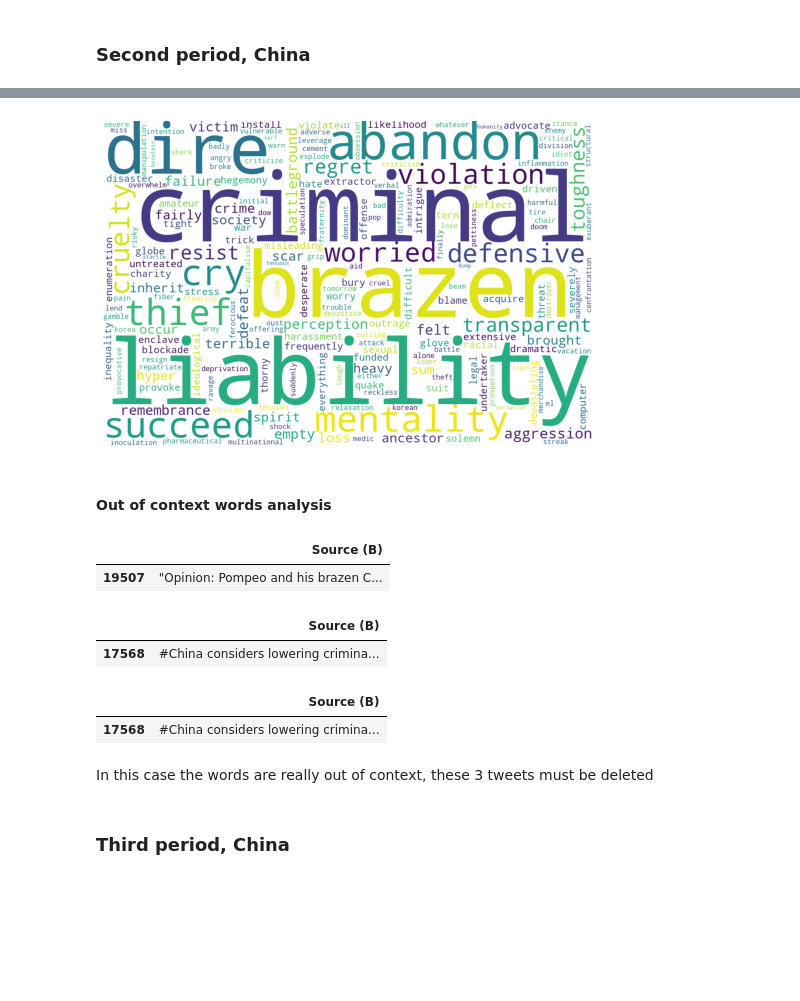
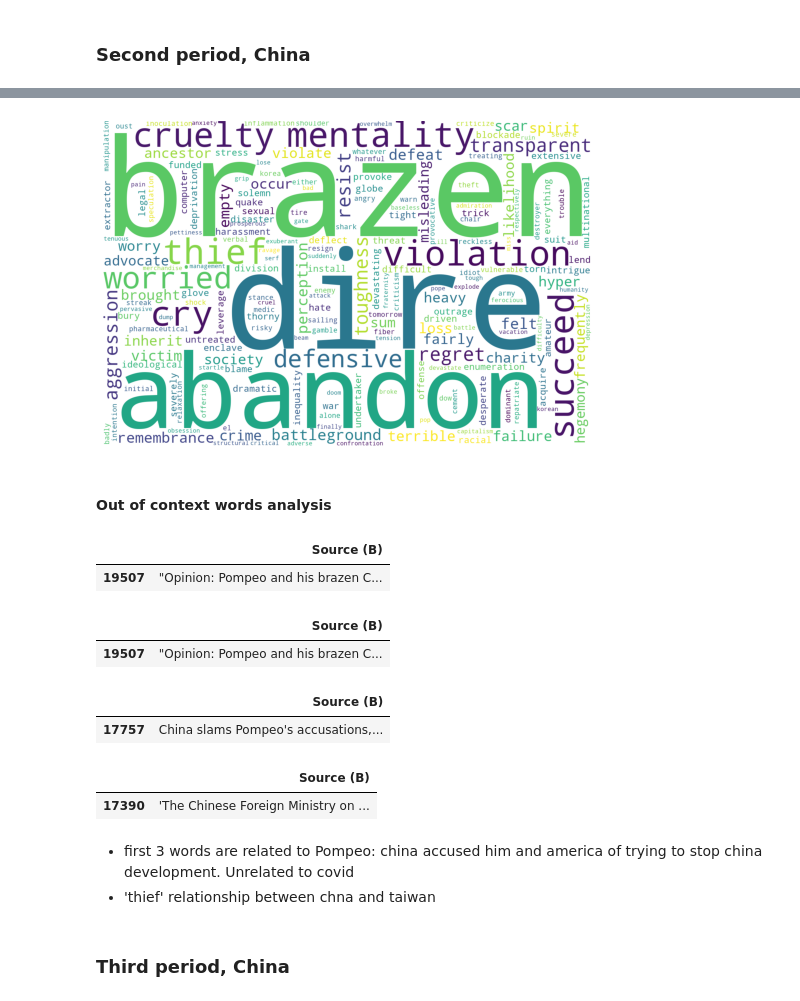
Before and after one commit to silviapoletti/Covid19-related-tweets-Network-Analysis, a Jupyter notebook: src/LIWK_and_projection(draft).ipynb, the cells around one changed output, grey strips where cells are left out. Saved outputs shown, nothing was run; the diff lists cells and outputs as text; code cells hidden in the pictures; blank space fills up the shorter version.

```diff
--- a/src/LIWK_and_projection(draft).ipynb
+++ b/src/LIWK_and_projection(draft).ipynb
@@ -820,24 +861,31 @@ china2L.drop(china2L[china2L['Source (A)']== '1316614782095482880'].index, inpla
 # %%
-B_ch2,m_t_c2,m_w_c2 = pgrank_projection(china2L, emo = "negemo", n_iteration = 20, plotWC= True )
+#B_ch2,m_t_c2,m_w_c2 = pgrank_projection(china2L, emo = "negemo", n_iteration = 20, plotWC= True )
+#eliminate 'liability' and 'criminal', they appear to be out of context
+china2Lcleaned=china2L.drop(china2L[china2L['Source (B)'].str.contains('criminal', case=False)].index, inplace=False, axis=0)
+B_ch2,m_t_c2,m_w_c2 = pgrank_projection(china2Lcleaned, emo = "negemo", n_iteration = 20, plotWC= True )
 m_w_c2_ord =dict(sorted(m_w_c2.to_dict().items(), key=lambda item: item[1],reverse  = True))
 # %% [output]
-[figure, old version]
+[figure, new version]
 # %% [markdown]
 #### Out of context words analysis
 # %%
 with pd.option_context('display.max_colwidth', -1):
     display(china2L.loc[china2L['Source (B)'].str.contains("brazen", case=False)][['Source (B)']])
-    display(china2L.loc[china2L['Source (B)'].str.contains("criminal", case=False)][['Source (B)']])
-    display(china2L.loc[china2L['Source (B)'].str.contains("liability", case=False)][['Source (B)']])
+    display(china2L.loc[china2L['Source (B)'].str.contains(" dire ", case=False)][['Source (B)']])
+    display(china2L.loc[china2L['Source (B)'].str.contains("abandon", case=False)][['Source (B)']])
+    display(china2L.loc[china2L['Source (B)'].str.contains("thief", case=False)][['Source (B)']])
 # %% [output]
 |  | Source (B) |
 | 19507 | "Opinion: Pompeo and his brazen C... |
 |  | Source (B) |
-| 17568 | #China considers lowering crimina... |
+| 19507 | "Opinion: Pompeo and his brazen C... |
 |  | Source (B) |
-| 17568 | #China considers lowering crimina... |
+| 17757 | China slams Pompeo's accusations,... |
+|  | Source (B) |
+| 17390 | 'The Chinese Foreign Ministry on ... |
 # %% [markdown]
-In this case the words are really out of context, these 3 tweets must be deleted
+- first 3 words are related to Pompeo: china accused him and america of trying to stop china development. Unrelated to covid
+- 'thief' relationship between chna and taiwan
 # %% [markdown]
 ### Third period, China
 # %%
```
Also changed, not shown: parts of 23 cells of this notebook, 3 other files.
